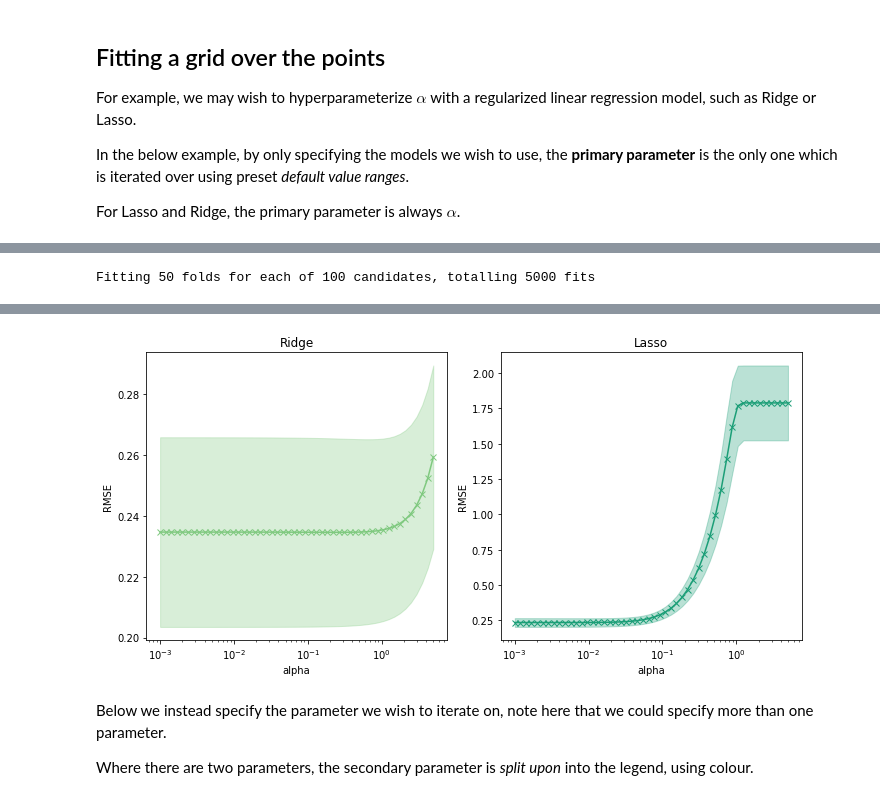
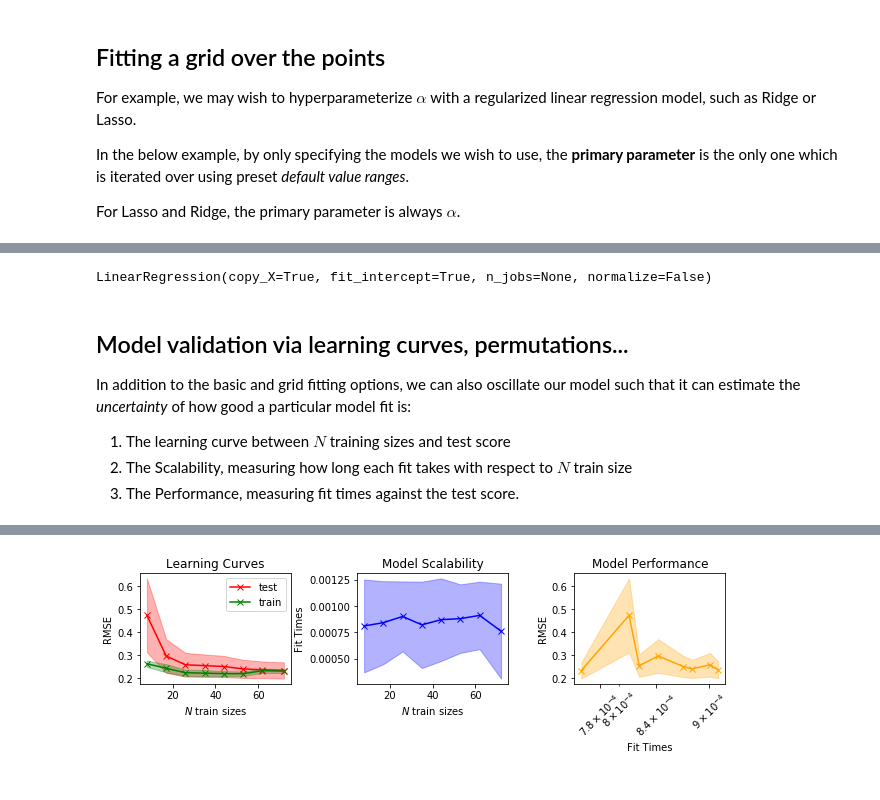
Before and after one commit to gregparkes/turbopanda, a Jupyter notebook: examples/ML.ipynb, the cells around one changed output, grey strips where cells are left out. Drawn from its saved outputs; the diff is of its cells as text; code cells hidden in the pictures.

```diff
--- a/examples/ML.ipynb
+++ b/examples/ML.ipynb
@@ -100,0 +119,3 @@ print(cv['test_score'].mean())
+# %%
+df_4_poly = turb.merge([df_4['y'], turb.ml.make_polynomial(turb.MetaPanda(df_4), 'x')])
+df_4_poly.drop('1', 'counter')
@@ -100,0 +132,4 @@ print(cv['test_score'].mean())
+# %%
+cv, yp = turb.ml.fit_basic(df_4_poly, 'xc', 'y',
+                           model="lm", plot=True)
+print(cv['test_score'].mean())
@@ -107,3 +145,6 @@ In the below example, by only specifying the models we wish to use, the **primar
 iterated over using preset *default value ranges*.
 
 For Lasso and Ridge, the primary parameter is always $\alpha$.
+# %%
+cv_r = turb.ml.fit_grid(df_4_poly, "xc", "y",
+                        models=['Ridge', 'Lasso'], plot=True)
@@ -109,0 +165,7 @@ For Lasso and Ridge, the primary parameter is always $\alpha$.
+# %%
+cv_r = turb.ml.fit_grid(df_4_poly, "xc", "y",
+                        models={
+                            'lm': [],
+                            'Ridge': ['alpha'],
+                            'DecisionTreeRegressor': ['max_depth', 'min_samples_split'],
+                            'ElasticNet': ['alpha', 'l1_ratio']})
@@ -110,5 +195,16 @@ For Lasso and Ridge, the primary parameter is always $\alpha$.
+# %%
+turb.ml.get_best_model(cv_r, minimize=False)
+# %% [output]
+LinearRegression(copy_X=True, fit_intercept=True, n_jobs=None, normalize=False)
+# %% [markdown]
+## Model validation via learning curves, permutations...
+
+In addition to the basic and grid fitting options, we can also oscillate our model such that it can estimate the *uncertainty* of how good a particular model fit is:
+
+1. The learning curve between $N$ training sizes and test score
+2. The Scalability, measuring how long each fit takes with respect to $N$ train size
+3. The Performance, measuring fit times against the test score.
 # %%
-cv_r = turb.ml.fit_grid(turb.MetaPanda(df_3), "x[1-3]", "y",
-                        models=['Ridge', 'Lasso'], plot=True)
+le_r = turb.ml.fit_learning(turb.MetaPanda(df_3), "x[1-3]", "y",
+                        model='Ridge', plot=True)
 # %% [output]
-Fitting 50 folds for each of 100 candidates, totalling 5000 fits
@@ -119,5 +211 @@ Fitting 50 folds for each of 100 candidates, totalling 5000 fits
-[figure, old version]
+[figure, new version]
-# %% [markdown]
-Below we instead specify the parameter we wish to iterate on, note here that we could specify more than one parameter.
-
-Where there are two parameters, the secondary parameter is *split upon* into the legend, using colour.
```
Also changed, not shown: parts of 34 cells of this notebook, 14 other files.
